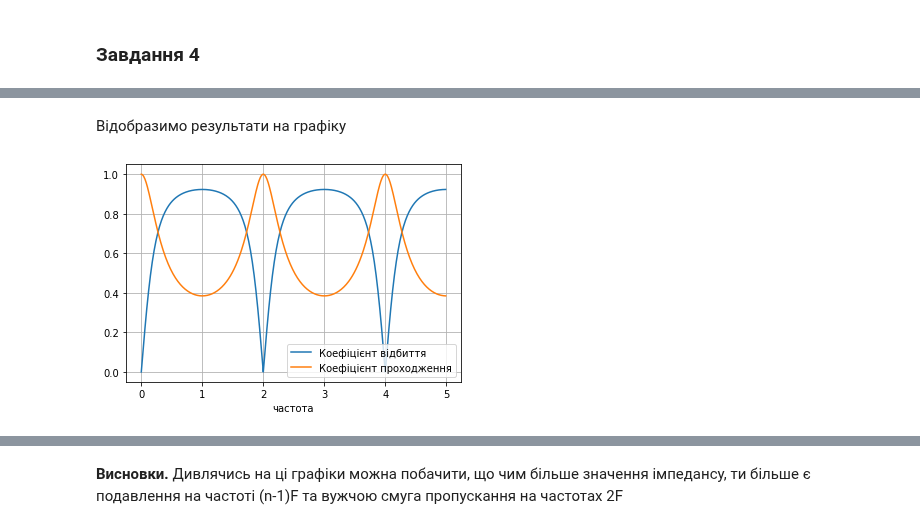
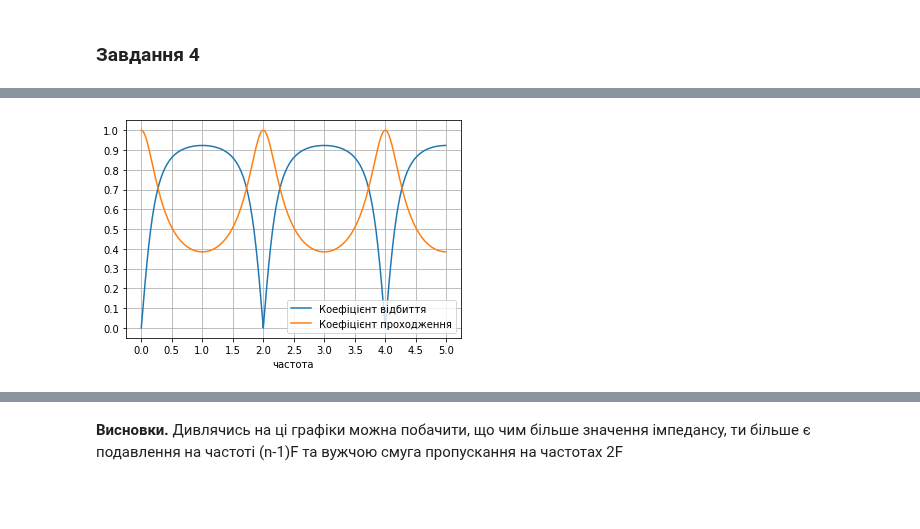
Before and after one commit to angpysha/aspiratura_imtr, a Jupyter notebook: imtr1_1.ipynb, the cells around one changed output, grey strips where cells are left out. Drawn from its saved outputs; the diff is of its cells as text; code cells hidden in the pictures; blank space fills up the shorter version.

```diff
--- a/imtr1_1.ipynb
+++ b/imtr1_1.ipynb
@@ -283,19 +275,19 @@ tVec = np.vectorize(t)
 r1v = np.abs(rVec(ff))
 # %%
 t1v = tVec(ff)
-# %% [markdown]
-Відобразимо результати на графіку
 # %%
 import matplotlib.pyplot as plt
 fig = plt.figure()
 ax = plt.subplot(111)
 ax.plot(ff,r1v, label='Коефіцієнт відбиття')
 ax.plot(ff,t1v, label='Коефіцієнт проходження')
 ax.grid(True)
 plt.xlabel('частота')
 #ax.ylabel('r')
 ax.legend()
+ax.xaxis.set_major_locator(plticker.MultipleLocator(base=float(0.5)))
+ax.yaxis.set_major_locator(plticker.MultipleLocator(base=float(0.1)))
 #plt.legend()
 plt.show()
 # %% [output]
-[figure, old version]
+[figure, new version]
```
Also changed, not shown: parts of 73 cells of this notebook.
